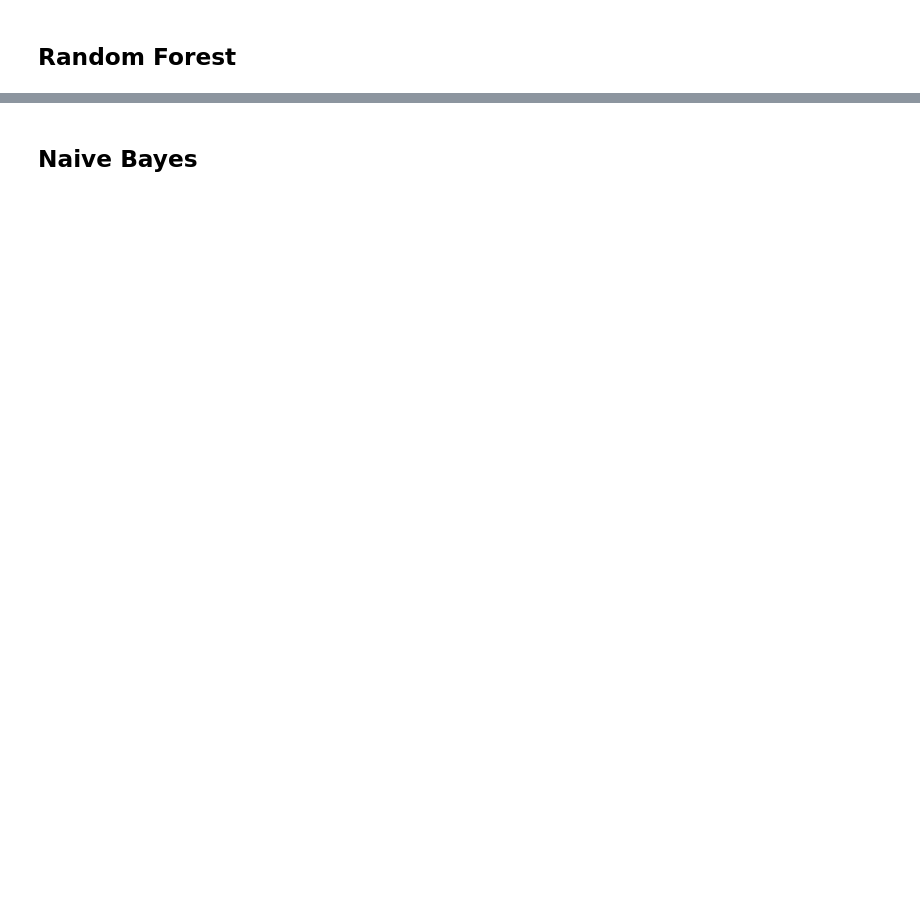
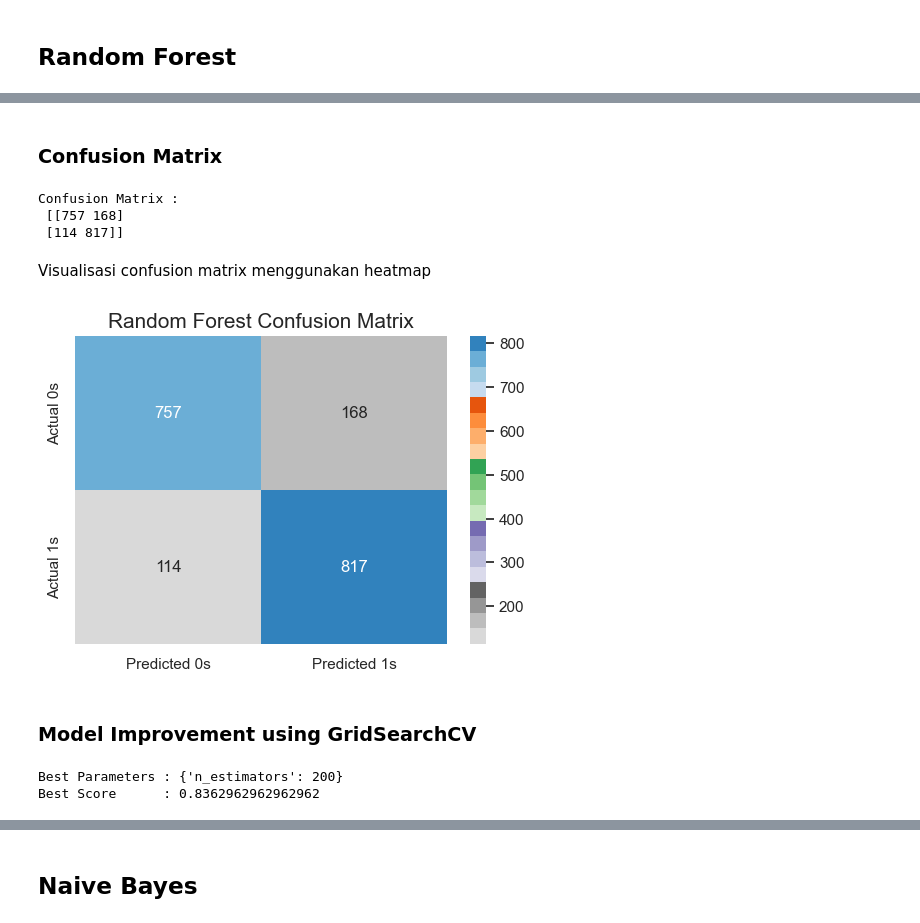
Before and after one commit to ria-fajriyah/BankMarketing_Dataset, a Jupyter notebook: PYTN_Assgn_3_4_Nurul Fajriyah Al Maulidiyah.ipynb, the cells around one changed output, grey strips where cells are left out. Cells and saved outputs as stored; diff of their text form; code cells hidden in the pictures; blank space fills up the shorter version.

```diff
--- a/PYTN_Assgn_3_4_Nurul Fajriyah Al Maulidiyah.ipynb
+++ b/PYTN_Assgn_3_4_Nurul Fajriyah Al Maulidiyah.ipynb
@@ -617,0 +688,15 @@ weighted avg       0.79      0.79      0.79      1856
+# %%
+param_grid = {'max_features': ['auto', 'sqrt', 'log2'],
+              'ccp_alpha': [0.1, .01, .001],
+              'max_depth' : [5, 6, 7, 8, 9],
+              'criterion' :['gini', 'entropy']
+             }
+
+grid_search = GridSearchCV(dtc, param_grid, cv=5, verbose=True)
+
+# fitting the model for grid search
+grid_search.fit(x_train_scaled, y_train)
+
+# print best parameter after tuning
+print(f"Best Parameters : {grid_search.best_params_}")
+print(f"Best Score      : {grid_search.best_score_}")
@@ -618,2 +731,12 @@ weighted avg       0.79      0.79      0.79      1856
 # %% [markdown]
 ## Random Forest
+# %%
+rf = RandomForestClassifier()
+rf.fit(x_train_scaled, y_train)
+
+y_pred5 = rf.predict(x_test_scaled)
+
+akurasi5 = accuracy_score(y_test, y_pred5)
+accuracy_list.append(100*akurasi5)
+
+print("Akurasi Model :", akurasi5)
@@ -619,0 +759,38 @@ weighted avg       0.79      0.79      0.79      1856
+# %% [markdown]
+### Confusion Matrix
+# %%
+cm5 = confusion_matrix(y_test, y_pred5)
+
+print("Confusion Matrix :", "\n", cm5)
+# %% [output]
+Confusion Matrix :
+ [[757 168]
+ [114 817]]
+# %% [markdown]
+Visualisasi confusion matrix menggunakan heatmap
+# %%
+fig, ax = plt.subplots(figsize=(6,4))
+ax.set_title("Random Forest Confusion Matrix", fontsize=15)
+sns.heatmap(cm5, annot=True, cmap='tab20c_r', fmt='g',
+            xticklabels = ('Predicted 0s','Predicted 1s'),
+            yticklabels = ('Actual 0s','Actual 1s'));
+# %% [output]
+[figure, added]
+# %% [markdown]
+### Model Improvement using GridSearchCV
+# %%
+param_grid = {
+    'n_estimators': [50, 100, 150, 200, 250]
+}
+
+grid_search = GridSearchCV(rf, param_grid, cv=5)
+
+# fitting the model for grid search
+grid_search.fit(x_train_scaled, y_train)
+
+# print best parameter after tuning
+print(f"Best Parameters : {grid_search.best_params_}")
+print(f"Best Score      : {grid_search.best_score_}")
+# %% [output]
+Best Parameters : {'n_estimators': 200}
+Best Score      : 0.8362962962962962
```
Also changed, not shown: parts of 55 cells of this notebook.
